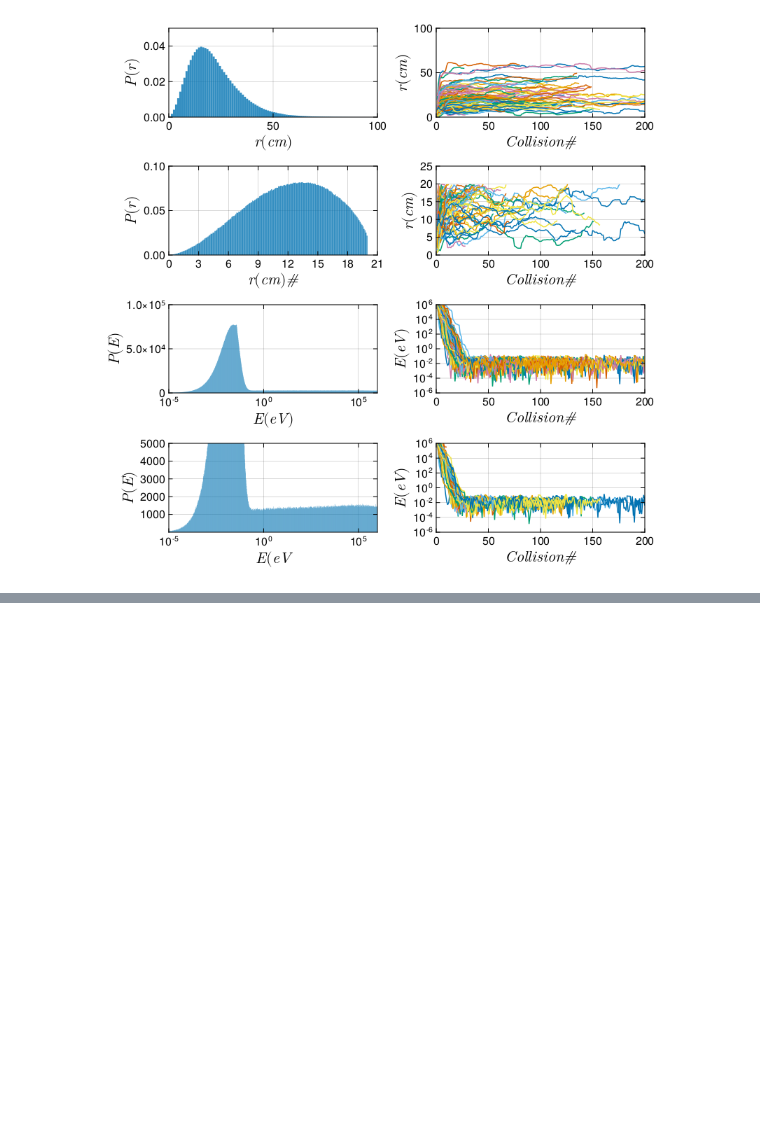
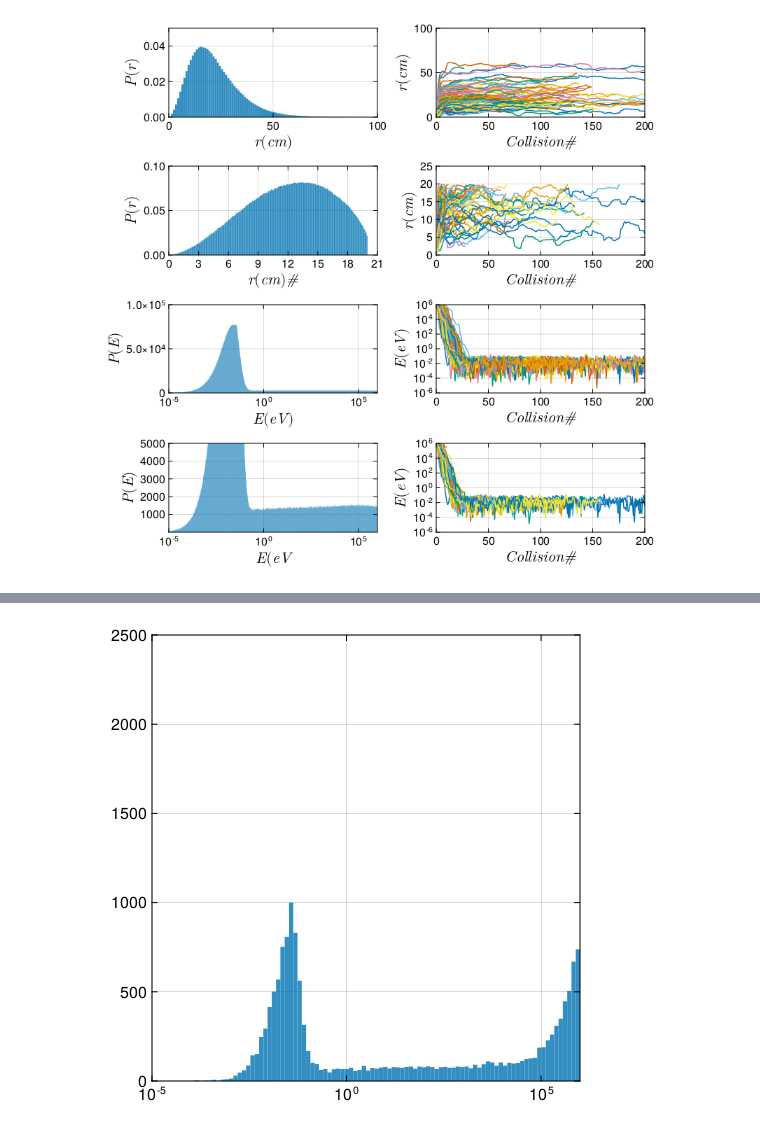
Before and after one commit to JBusink/Neutronenbron_Simulatie, a Jupyter notebook: Scripts/Data_processing_notebook.ipynb, the cells around one changed output, grey strips where cells are left out. Cells and saved outputs as stored; diff of their text form; code cells hidden in the pictures; blank space fills up the shorter version.

Commit message:
update figure

```diff
--- a/Scripts/Data_processing_notebook.ipynb
+++ b/Scripts/Data_processing_notebook.ipynb
@@ -790,3 +798,6 @@ hist!(vcat(listE_filter...), bins = NF.logrange(-5,6,1001))
 fig
 # %% [output]
 [figure]
+# %%
+ll_22_cm = filter(!isempty,[listE[i][listrho[i] .> 22] for i in 1:1:length(listE)])
+E_ll_22_cm = [ll_22_cm[i][1] for i in 1:1:length(ll_22_cm)]
@@ -792,0 +822,10 @@ fig
+# %%
+
+fig = Figure(resolution=(500,500))
+ax = Axis(fig[1,1],
+xscale=log10,
+limits = (1e-5,1e6,0,2500))
+hist!(E_ll_22_cm, bins = NF.logrange(-5,6,101))
+fig
+# %% [output]
+[figure, added]
```
Also changed, not shown: parts of 4 cells of this notebook, 3 other files.
